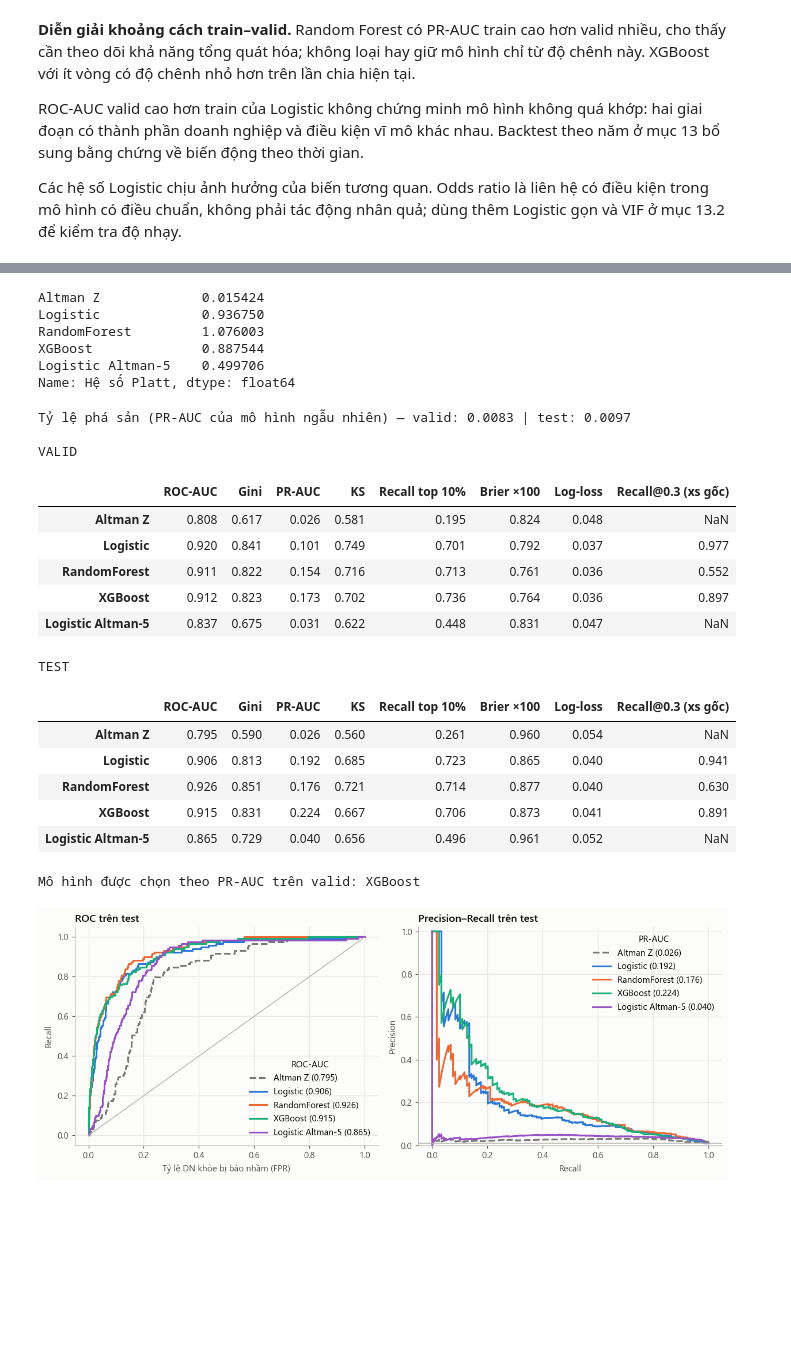
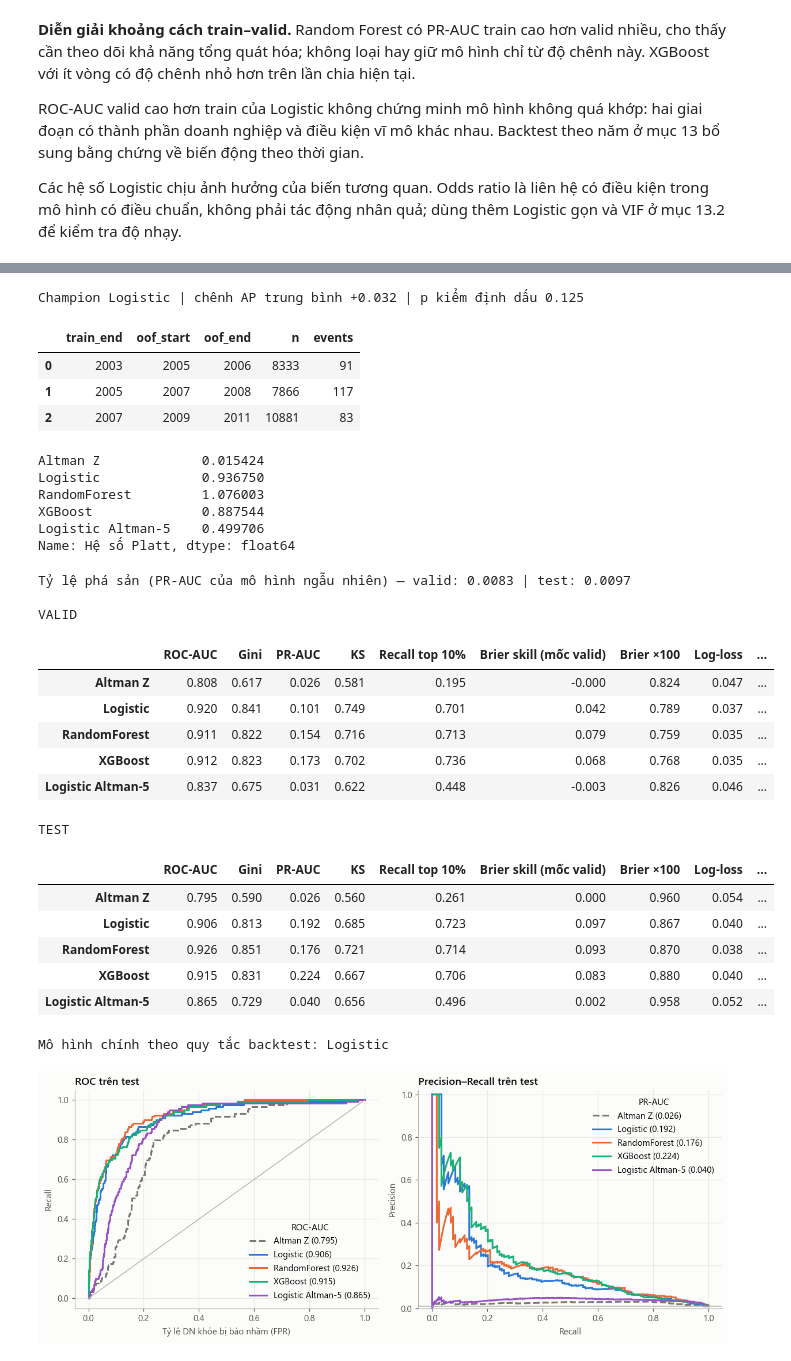
Before and after one commit to thanhtoan05/corporate-bankruptcy-prediction, a Jupyter notebook: corporate-bankruptcy-prediction.ipynb, the cells around one changed output, grey strips where cells are left out. Saved outputs shown, nothing was run; the diff lists cells and outputs as text; code cells hidden in the pictures; blank space fills up the shorter version.

```diff
--- a/corporate-bankruptcy-prediction.ipynb
+++ b/corporate-bankruptcy-prediction.ipynb
@@ -1187,4 +1253,17 @@ Tham khảo: [hiệu chuẩn xác suất scikit-learn](https://scikit-learn.org/
 # %%
+annual_backtest, inner_tuning = expanding_backtest(features_raw[FEATURES],df['target'],df['year'],RANDOM_STATE)
+from scipy.stats import binomtest
+from scipy.optimize import brentq
+from scipy.special import expit
+
+annual_ap = annual_backtest.pivot(index='year', columns='model', values='PR-AUC')
+display(annual_ap.round(3))
+delta_ap = annual_ap['XGBoost'] - annual_ap['Logistic']
+nonzero = delta_ap[delta_ap != 0]
+sign_p = binomtest(int((nonzero > 0).sum()), len(nonzero)).pvalue if len(nonzero) else 1.
+BEST = 'XGBoost' if delta_ap.mean() > 0 and sign_p < .05 else 'Logistic'
+print(f'Champion {BEST} | chênh AP trung bình {delta_ap.mean():+.3f} | p kiểm định dấu {sign_p:.3f}')
+
 def to_logit(p):
     p = np.clip(p, 1e-6, 1 - 1e-6)
     return np.log(p / (1 - p))
@@ -1211,6 +1290,14 @@ calibrators = {'Altman Z': Platt().fit(score['Altman Z']['train'], y['train'])}
 for name in all_fitted_models:
     calibrators[name] = Platt().fit(oof_scores[name], df.loc[oof_scores.index, 'target'])
 pd_hat = {name: {k: calibrators[name].predict(score[name][k]) for k in X} for name in score}
+pd_oof = pd_hat
+recent_rate = y['valid'].mean()
+for name, cal in calibrators.items():
+    logits = cal.lr_.decision_function(np.asarray(score[name]['valid']).reshape(-1, 1))
+    offset = brentq(lambda shift: expit(logits + shift).mean() - recent_rate, -50, 50)
+    cal.lr_.intercept_ += offset
+pd_hat = {name: {k: cal.predict(score[name][k]) for k in X} for name, cal in calibrators.items()}
+assert all(np.isclose(probs['valid'].mean(), recent_rate) for probs in pd_hat.values())
 display(pd.Series({name: cal.lr_.coef_[0, 0] for name, cal in calibrators.items()}, name='Hệ số Platt'))
 if any(cal.lr_.coef_[0, 0] <= 0 for cal in calibrators.values()):
     raise ValueError('Hiệu chuẩn đảo chiều điểm rủi ro; cần xem lại trước khi dùng ngưỡng.')
@@ -1231,6 +1318,7 @@ def evaluate(split='test'):
         auc = roc_auc_score(t, s)
         rows[name] = {'ROC-AUC': auc, 'Gini': 2*auc - 1, 'PR-AUC': average_precision_score(t, s),
                       'KS': ks_stat(t, s), 'Recall top 10%': recall_top(t, s),
+                      'Brier skill (mốc valid)': 1 - brier_score_loss(t, p) / np.mean((np.asarray(t) - recent_rate)**2),
                       'Brier ×100': 100*brier_score_loss(t, p), 'Log-loss': log_loss(t, p),
                       'Recall@0.3 (xs gốc)': (raw_prob[name][split][np.asarray(t) == 1] >= .3).mean() if name in models else np.nan}
     return pd.DataFrame(rows).T
@@ -1239,7 +1327,6 @@ print('Tỷ lệ phá sản (PR-AUC của mô hình ngẫu nhiên) — valid:',
 print('\nVALID'); display(evaluate('valid').round(3))
 print('TEST'); summary_test = evaluate('test'); display(summary_test.round(3))
 
-BEST = evaluate('valid').loc[list(models), 'PR-AUC'].idxmax()
-print('Mô hình được chọn theo PR-AUC trên valid:', BEST)
+print('Mô hình chính theo quy tắc backtest:', BEST)
 summary_test.to_csv(RESULTS / 'us_test_metrics.csv')
 # %% [output]
@@ -1250,26 +1349,31 @@ summary_test.to_csv(RESULTS / 'us_test_metrics.csv')
-Altman Z             0.015424
-Logistic             0.936750
-RandomForest         1.076003
-XGBoost              0.887544
-Logistic Altman-5    0.499706
-Name: Hệ số Platt, dtype: float64
-Tỷ lệ phá sản (PR-AUC của mô hình ngẫu nhiên) — valid: 0.0083 | test: 0.0097
-
-VALID
+Champion Logistic | chênh AP trung bình +0.032 | p kiểm định dấu 0.125
-|  | ROC-AUC | Gini | PR-AUC | KS | Recall top 10% | Brier ×100 | Log-loss | Recall@0.3 (xs gốc) |
-| Altman Z | 0.808 | 0.617 | 0.026 | 0.581 | 0.195 | 0.824 | 0.048 | NaN |
-| Logistic | 0.920 | 0.841 | 0.101 | 0.749 | 0.701 | 0.792 | 0.037 | 0.977 |
-| RandomForest | 0.911 | 0.822 | 0.154 | 0.716 | 0.713 | 0.761 | 0.036 | 0.552 |
-| XGBoost | 0.912 | 0.823 | 0.173 | 0.702 | 0.736 | 0.764 | 0.036 | 0.897 |
-| Logistic Altman-5 | 0.837 | 0.675 | 0.031 | 0.622 | 0.448 | 0.831 | 0.047 | NaN |
+|  | train_end | oof_start | oof_end | n | events |
+| 0 | 2003 | 2005 | 2006 | 8333 | 91 |
+| 1 | 2005 | 2007 | 2008 | 7866 | 117 |
+| 2 | 2007 | 2009 | 2011 | 10881 | 83 |
-TEST
+Altman Z             0.015424
+Logistic             0.936750
+RandomForest         1.076003
+XGBoost              0.887544
+Logistic Altman-5    0.499706
+Name: Hệ số Platt, dtype: float64
+Tỷ lệ phá sản (PR-AUC của mô hình ngẫu nhiên) — valid: 0.0083 | test: 0.0097
+
+VALID
-|  | ROC-AUC | Gini | PR-AUC | KS | Recall top 10% | Brier ×100 | Log-loss | Recall@0.3 (xs gốc) |
-| Altman Z | 0.795 | 0.590 | 0.026 | 0.560 | 0.261 | 0.960 | 0.054 | NaN |
-| Logistic | 0.906 | 0.813 | 0.192 | 0.685 | 0.723 | 0.865 | 0.040 | 0.941 |
-| RandomForest | 0.926 | 0.851 | 0.176 | 0.721 | 0.714 | 0.877 | 0.040 | 0.630 |
-| XGBoost | 0.915 | 0.831 | 0.224 | 0.667 | 0.706 | 0.873 | 0.041 | 0.891 |
-| Logistic Altman-5 | 0.865 | 0.729 | 0.040 | 0.656 | 0.496 | 0.961 | 0.052 | NaN |
+|  | ROC-AUC | Gini | PR-AUC | KS | Recall top 10% | Brier skill (mốc valid) | Brier ×100 | Log-loss | ... |
+| Altman Z | 0.808 | 0.617 | 0.026 | 0.581 | 0.195 | -0.000 | 0.824 | 0.047 | ... |
+| Logistic | 0.920 | 0.841 | 0.101 | 0.749 | 0.701 | 0.042 | 0.789 | 0.037 | ... |
+| RandomForest | 0.911 | 0.822 | 0.154 | 0.716 | 0.713 | 0.079 | 0.759 | 0.035 | ... |
+| XGBoost | 0.912 | 0.823 | 0.173 | 0.702 | 0.736 | 0.068 | 0.768 | 0.035 | ... |
+| Logistic Altman-5 | 0.837 | 0.675 | 0.031 | 0.622 | 0.448 | -0.003 | 0.826 | 0.046 | ... |
-Mô hình được chọn theo PR-AUC trên valid: XGBoost
+TEST
+|  | ROC-AUC | Gini | PR-AUC | KS | Recall top 10% | Brier skill (mốc valid) | Brier ×100 | Log-loss | ... |
+| Altman Z | 0.795 | 0.590 | 0.026 | 0.560 | 0.261 | 0.000 | 0.960 | 0.054 | ... |
+| Logistic | 0.906 | 0.813 | 0.192 | 0.685 | 0.723 | 0.097 | 0.867 | 0.040 | ... |
+| RandomForest | 0.926 | 0.851 | 0.176 | 0.721 | 0.714 | 0.093 | 0.870 | 0.038 | ... |
+| XGBoost | 0.915 | 0.831 | 0.224 | 0.667 | 0.706 | 0.083 | 0.880 | 0.040 | ... |
+| Logistic Altman-5 | 0.865 | 0.729 | 0.040 | 0.656 | 0.496 | 0.002 | 0.958 | 0.052 | ... |
+Mô hình chính theo quy tắc backtest: Logistic
 # %%
 fig, ax = plt.subplots(1, 2, figsize=(11, 4.4))
 t = y['test']
```
Also changed, not shown: parts of 31 cells of this notebook, 3 other files.
